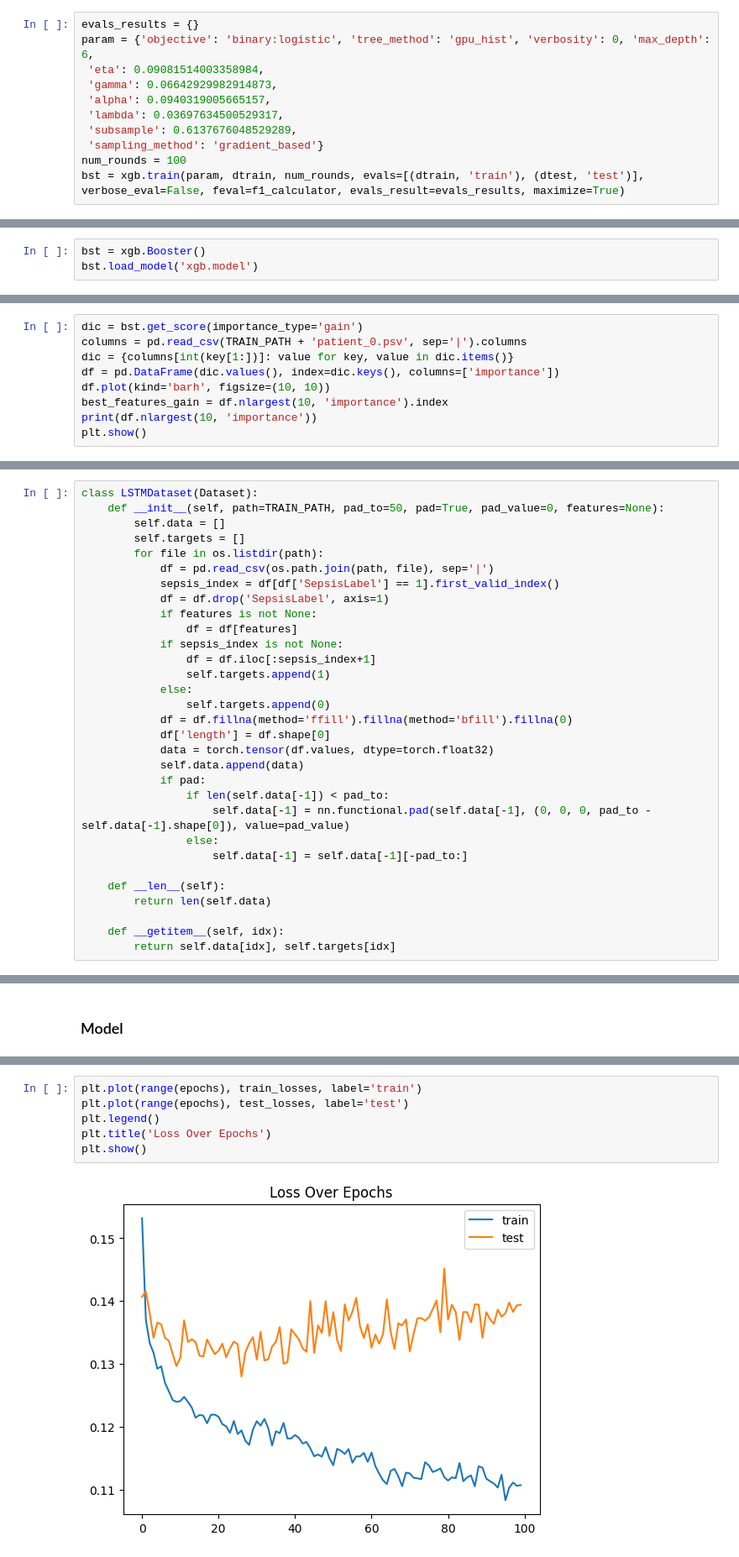
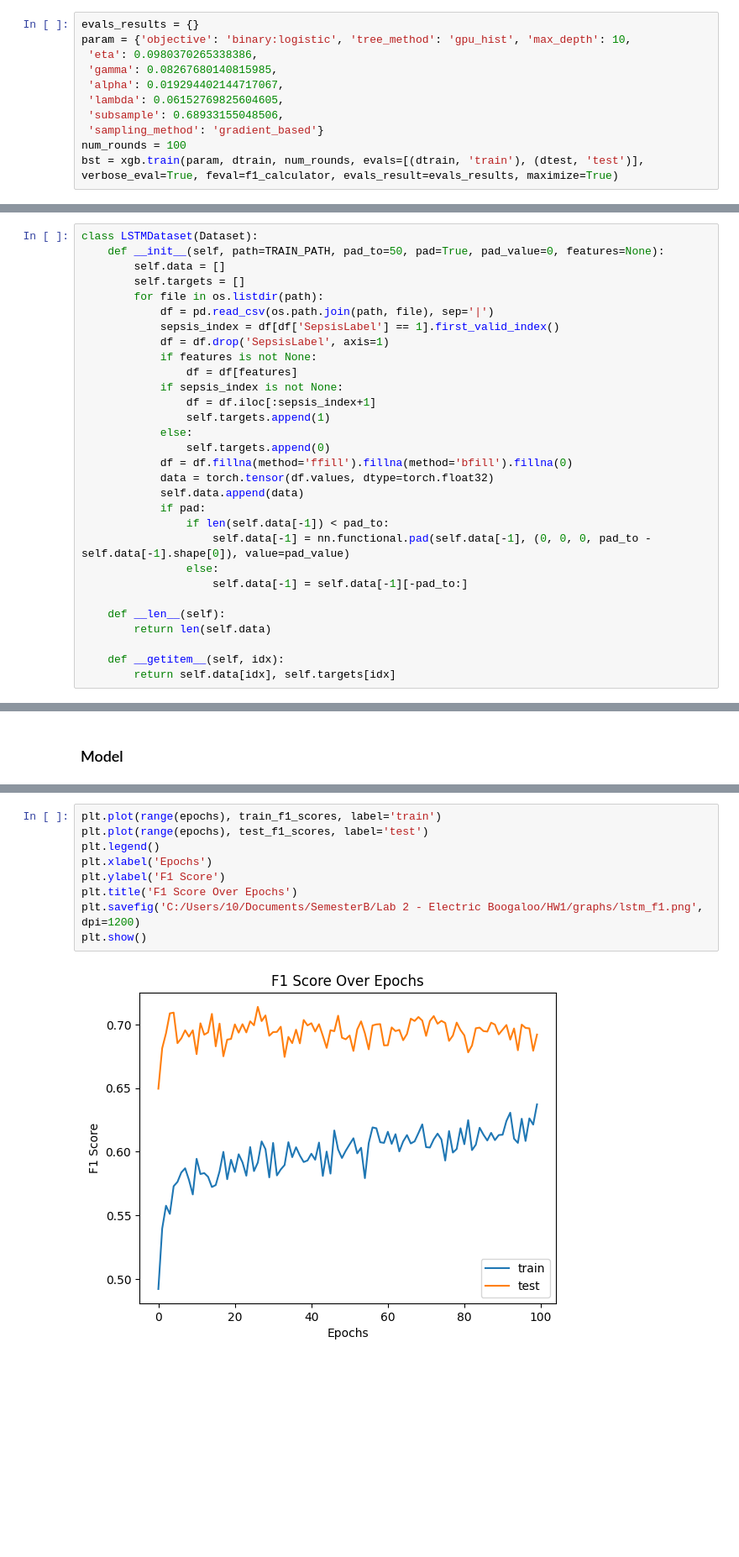
Before and after one commit to NadavVazana789/094295_hw1, a Jupyter notebook: main.ipynb, the cells around one changed output, grey strips where cells are left out. Shown: that part at 84% size. Cells and saved outputs as stored; diff of their text form; blank space fills up the shorter version.

```diff
--- a/main.ipynb
+++ b/main.ipynb
@@ -385,12 +326,12 @@ study.best_params
  'sampling_method': 'gradient_based'}
 # %%
 evals_results = {}
-param = {'objective': 'binary:logistic', 'tree_method': 'gpu_hist', 'verbosity': 0, 'max_depth': 6,
- 'eta': 0.09081514003358984,
- 'gamma': 0.06642929982914873,
- 'alpha': 0.0940319005665157,
- 'lambda': 0.03697634500529317,
- 'subsample': 0.6137676048529289,
+param = {'objective': 'binary:logistic', 'tree_method': 'gpu_hist', 'max_depth': 10,
+ 'eta': 0.0980370265338386,
+ 'gamma': 0.08267680140815985,
+ 'alpha': 0.019294402144717067,
+ 'lambda': 0.06152769825604605,
+ 'subsample': 0.68933155048506,
  'sampling_method': 'gradient_based'}
 num_rounds = 100
-bst = xgb.train(param, dtrain, num_rounds, evals=[(dtrain, 'train'), (dtest, 'test')], verbose_eval=False, feval=f1_calculator, evals_result=evals_results, maximize=True)
+bst = xgb.train(param, dtrain, num_rounds, evals=[(dtrain, 'train'), (dtest, 'test')], verbose_eval=True, feval=f1_calculator, evals_result=evals_results, maximize=True)
@@ -418,8 +387,5 @@ NameError: name 'bst' is not defined
 # %%
 bst.save_model('xgb.model')
-# %%
-bst = xgb.Booster()
-bst.load_model('xgb.model')
 # %%
 dic = bst.get_score()
 columns = pd.read_csv(TRAIN_PATH + 'patient_0.psv', sep='|').columns
@@ -437,9 +411,0 @@ Index(['ICULOS', 'Temp', 'SBP', 'HospAdmTime', 'WBC', 'HR', 'MAP', 'DBP',
-# %%
-dic = bst.get_score(importance_type='gain')
-columns = pd.read_csv(TRAIN_PATH + 'patient_0.psv', sep='|').columns
-dic = {columns[int(key[1:])]: value for key, value in dic.items()}
-df = pd.DataFrame(dic.values(), index=dic.keys(), columns=['importance'])
-df.plot(kind='barh', figsize=(10, 10))
-best_features_gain = df.nlargest(10, 'importance').index
-print(df.nlargest(10, 'importance'))
-plt.show()
@@ -476,7 +439,6 @@ class LSTMDataset(Dataset):
             else:
                 self.targets.append(0)
             df = df.fillna(method='ffill').fillna(method='bfill').fillna(0)
-            df['length'] = df.shape[0]
             data = torch.tensor(df.values, dtype=torch.float32)
             self.data.append(data)
             if pad:
@@ -664,8 +537,11 @@ Epoch: 100 Train Loss: 0.02285049078920856 Test Loss: 0.2683954642156322
 # %%
-plt.plot(range(epochs), train_losses, label='train')
-plt.plot(range(epochs), test_losses, label='test')
+plt.plot(range(epochs), train_f1_scores, label='train')
+plt.plot(range(epochs), test_f1_scores, label='test')
 plt.legend()
-plt.title('Loss Over Epochs')
+plt.xlabel('Epochs')
+plt.ylabel('F1 Score')
+plt.title('F1 Score Over Epochs')
+plt.savefig('C:/Users/10/Documents/SemesterB/Lab 2 - Electric Boogaloo/HW1/graphs/lstm_f1.png', dpi=1200)
 plt.show()
 # %% [output]
-[figure, old version]
+[figure, new version]
```
Also changed, not shown: parts of 40 cells of this notebook, 5 other files.
